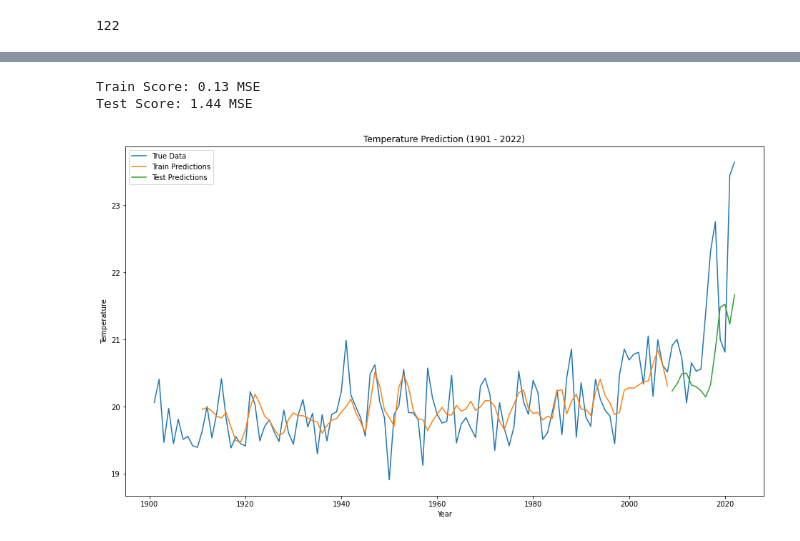
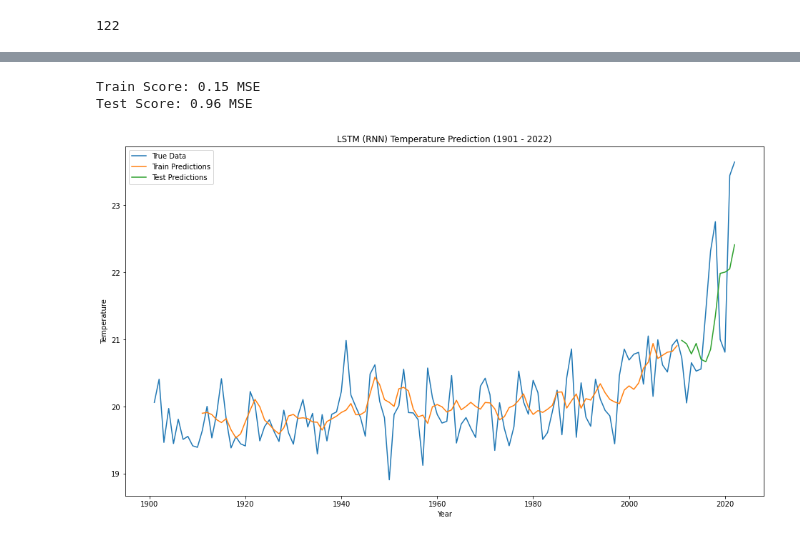
Before and after one commit to FaizanFaisal25/sproj2, a Jupyter notebook: analysis.ipynb, the cells around one changed output, grey strips where cells are left out. Saved outputs shown, nothing was run; the diff lists cells and outputs as text; code cells hidden in the pictures.

```diff
--- a/analysis.ipynb
+++ b/analysis.ipynb
@@ -142,7 +144,7 @@ X, Y = create_dataset(normalized_data, look_back)
 X = np.reshape(X, (X.shape[0], X.shape[1], 1))
 
 # Split data into train and test sets
-train_size = int(len(X) * 0.88)
+train_size = int(len(X) * 0.9)
 test_size = len(X) - train_size
 X_train, X_test = X[0:train_size], X[train_size:]
 Y_train, Y_test = Y[0:train_size], Y[train_size:]
@@ -156,7 +158,7 @@ model.compile(loss="mean_squared_error", optimizer="adam")
 # Train the model
 model.fit(X_train,
           Y_train,
-          epochs=130,
-          batch_size=1,
+          epochs=150,
+          batch_size=2,
           verbose=2)
 # %% [output]
@@ -198,30 +200,30 @@ print(f"Train Score: {train_score:.2f} MSE")
 test_score = mean_squared_error(Y_test[0], test_predict[:, 0])
 print(f"Test Score: {test_score:.2f} MSE")
 # %% [output]
-Train Score: 0.13 MSE
-Test Score: 1.44 MSE
+Train Score: 0.15 MSE
+Test Score: 0.96 MSE
 # %%
 # Plot the results
 def plot_results(true_data, train_predict, test_predict, look_back):
     plt.figure(figsize=(16, 9))
     plt.plot(list(range(1901, 2023)),true_data, label="True Data")
     plt.plot(
         np.arange(1901 + look_back, 1901 + look_back + len(train_predict)),
         train_predict,
         label="Train Predictions",
     )
     plt.plot(
         np.arange(1901 + look_back + len(train_predict), 1901 + len(true_data)),
         test_predict,
         label="Test Predictions",
     )
     plt.xlabel("Year")
     plt.ylabel("Temperature")
     plt.legend()
-    plt.title("Temperature Prediction (1901 - 2022)")
+    plt.title("LSTM (RNN) Temperature Prediction (1901 - 2022)")
     plt.show()
 
 
 plot_results(temperature_data, train_predict, test_predict, look_back)
 # %% [output]
-[figure, old version]
+[figure, new version]
```
Also changed, not shown: parts of 4 cells of this notebook, 15 other files.
